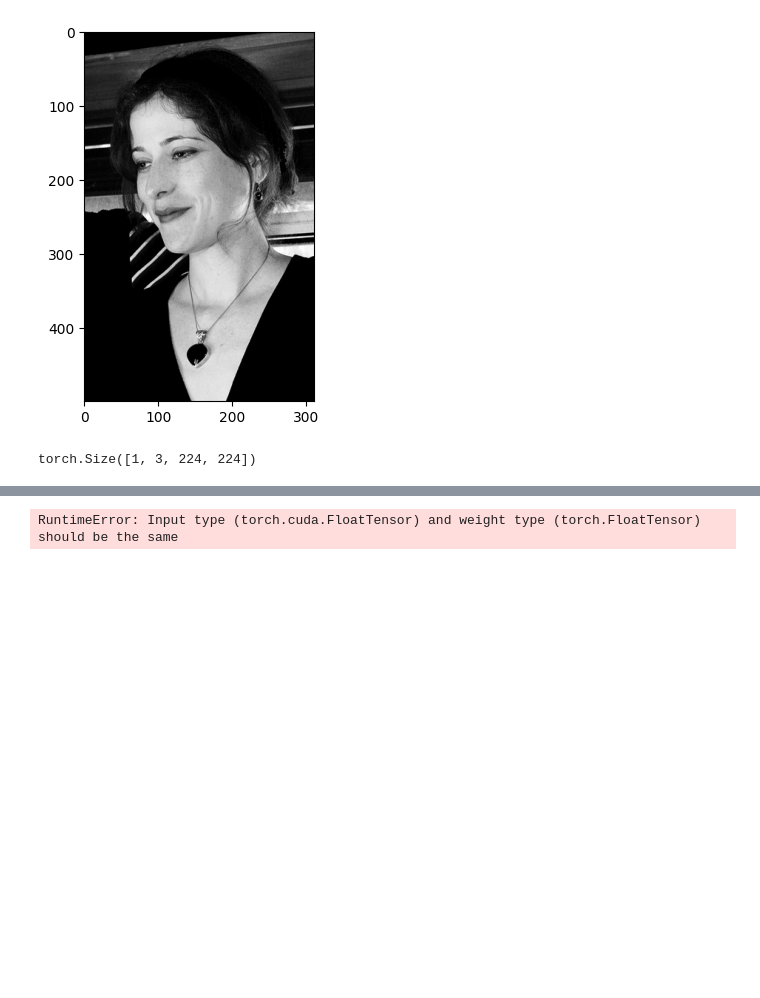
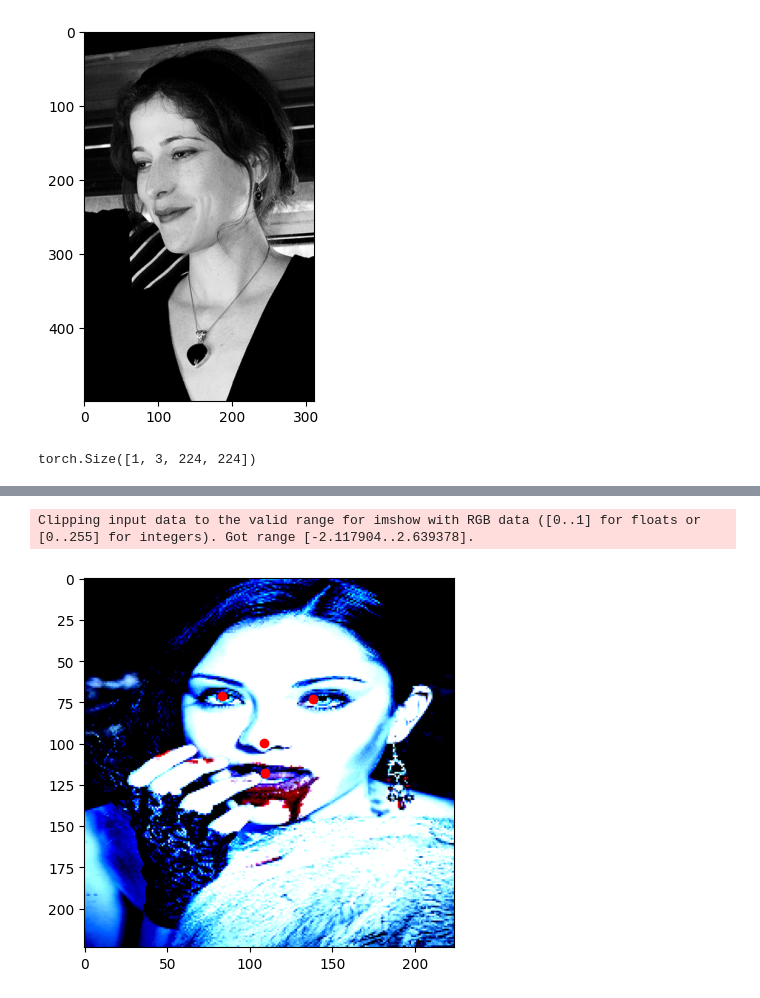
Before and after one commit to Zeepat/face-keypoint-detection, a Jupyter notebook: train.ipynb, the cells around one changed output, grey strips where cells are left out. Cells and saved outputs as stored; diff of their text form; code cells hidden in the pictures; blank space fills up the shorter version.

Commit message:
personal best so far, nalbert net .0042 testloss

```diff
--- a/train.ipynb
+++ b/train.ipynb
@@ -13,7 +14,7 @@ from model.network import Net
 torch.cuda.empty_cache()
 # %%
 annotations_df = pd.read_csv("./data/AFLW/annotations.csv")#'data/Annotations/annotations.csv')
-images_dir = './data/AFLW/annotaded_imgs/'#'data/Images/'
+images_dir = './data/AFLW/all_imgs/'#'data/Images/'
 # %%
 dataset = FaceKeypointDataset(annotations=annotations_df,
                               root_dir=images_dir)
@@ -21,9 +22,9 @@ dataset = FaceKeypointDataset(annotations=annotations_df,
 train_loader, val_loader, test_loader = train_test_split(dataset,
                                                          train_size=0.8,
                                                          val_size=0.1,
-                                                         batch_size=68)
+                                                         batch_size=80)
 # %%
-model = Net()
+model = nalbert_Net()
 # %%
 criterion_keypoints = nn.MSELoss()
 criterion_bbox = nn.SmoothL1Loss()
@@ -161,38 +173,48 @@ RuntimeError: Input type (torch.cuda.FloatTensor) and weight type (torch.FloatTe
 # %%
 import matplotlib.pyplot as plt
 import matplotlib.patches as patches
 
 # Get an example from the test data
-example_data = test_loader.dataset[0]
+example_data = test_loader.dataset[9]
 example_image = example_data[0].unsqueeze(0).to(device)
 example_keypoints = example_data[1].to(device)
-example_bbox = example_data[2].to(device)
+# example_bbox = example_data[2].to(device)
 
 # Set the model to evaluation mode
 model.eval()
 
 # Get the model predictions
 with torch.no_grad():
-    pred_keypoints, pred_bbox = model(example_image)
+    pred_keypoints = model(example_image)
 
 # Convert predictions to numpy for plotting
 pred_keypoints_np = pred_keypoints.cpu().numpy().reshape(-1, 2)
-pred_bbox_np = pred_bbox.cpu().numpy().reshape(-1)
+# pred_bbox_np = pred_bbox.cpu().numpy().reshape(-1)
+
+# Denormalize keypoints and bounding box
+image_shape = example_image.cpu().squeeze().shape[1:]  # Get the original image dimensions
+pred_keypoints_np[:, 0] *= image_shape[1]  # Denormalize x coordinates
+pred_keypoints_np[:, 1] *= image_shape[0]  # Denormalize y coordinates
+# pred_bbox_np[0] *= image_shape[1]  # Denormalize bbox x coordinate
+# pred_bbox_np[1] *= image_shape[0]  # Denormalize bbox y coordinate
+# pred_bbox_np[2] *= image_shape[1]  # Denormalize bbox width
+# pred_bbox_np[3] *= image_shape[0]  # Denormalize bbox height
 
 # Plot the image
 fig, ax = plt.subplots(1)
 ax.imshow(example_image.cpu().squeeze().permute(1, 2, 0))
 
 # Plot the predicted keypoints
 for (x, y) in pred_keypoints_np:
     ax.plot(x, y, 'ro')
 
 # Plot the predicted bounding box
-rect = patches.Rectangle((pred_bbox_np[0], pred_bbox_np[1]), pred_bbox_np[2], pred_bbox_np[3], linewidth=1, edgecolor='r', facecolor='none')
-ax.add_patch(rect)
+# rect = patches.Rectangle((pred_bbox_np[0], pred_bbox_np[1]), pred_bbox_np[2], pred_bbox_np[3], linewidth=1, edgecolor='r', facecolor='none')
+# ax.add_patch(rect)
 
 plt.show()
 # %% [output]
-RuntimeError: Input type (torch.cuda.FloatTensor) and weight type (torch.FloatTensor) should be the same
+Clipping input data to the valid range for imshow with RGB data ([0..1] for floats or [0..255] for integers). Got range [-2.117904..2.639378].
+[figure, added]
 # %%
 model
```
Also changed, not shown: parts of 8 cells of this notebook, 6 other files.
